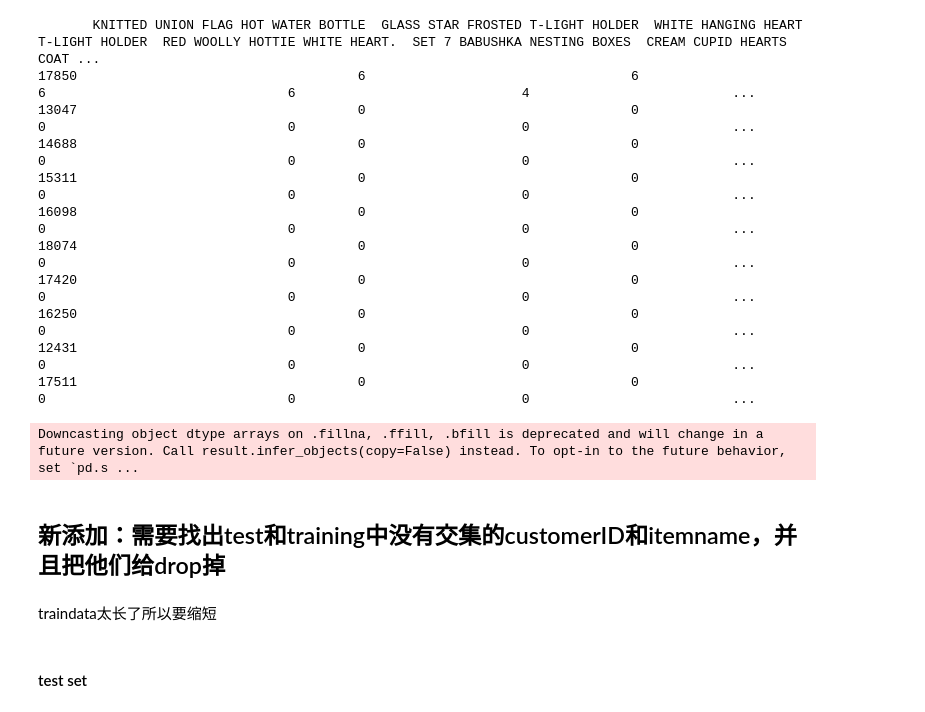
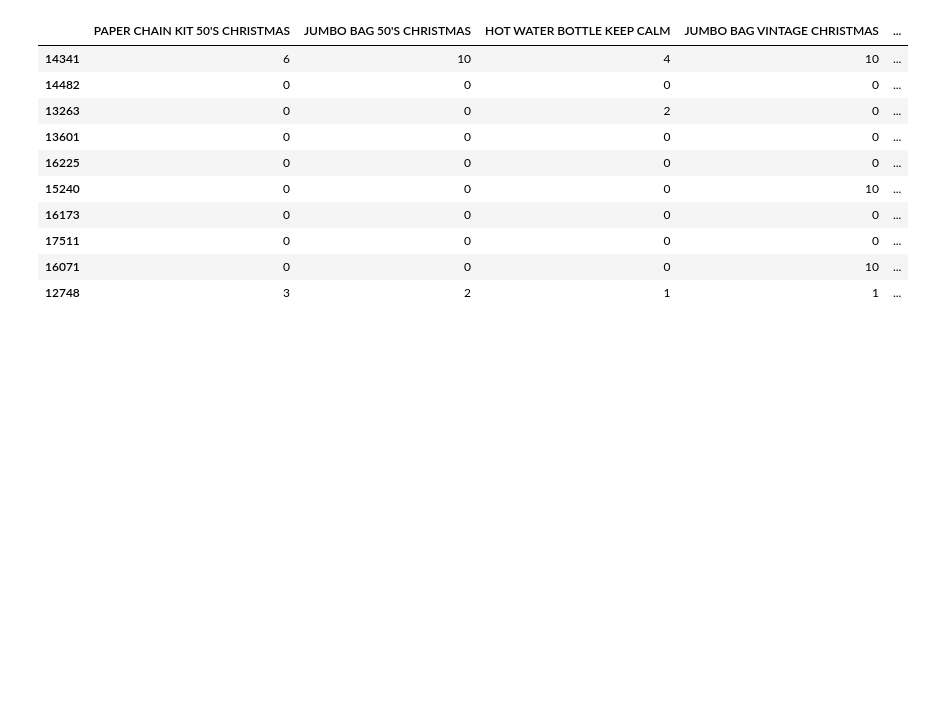
Before and after one commit to yuqingc31/MiningBigData, a Jupyter notebook: assignment3/a1841612_assign2.ipynb, the cells around one changed output. Cells and saved outputs as stored; diff of their text form; code cells hidden in the pictures; blank space fills up the shorter version.

Commit message:
final version

```diff
--- a/assignment3/a1841612_assign2.ipynb
+++ b/assignment3/a1841612_assign2.ipynb
@@ -212,0 +3,8 @@ memory usage: 937.6+ KB
+# %%
+import pandas as pd
+import numpy as np
+import seaborn as sns
+import matplotlib.pyplot as plt
+
+train_data_original = pd.read_csv("basket_data_by_date_train_big.csv")
+test_data_original = pd.read_csv("basket_data_by_date_test_big.csv")
@@ -212,0 +144,7 @@ memory usage: 937.6+ KB
+# %%
+# calculate the total purchase quantity for each item
+item_total_purchase = train_data.groupby('Itemname')['Quantity'].sum()
+
+popular_items = item_total_purchase[item_total_purchase > 700]
+
+train_data = train_data[train_data['Itemname'].isin(popular_items.index)]
@@ -213,3 +280,9 @@ memory usage: 937.6+ KB
+# %%
+item_total_purchase = test_data.groupby('Itemname')['Quantity'].sum()
+
+popular_items = item_total_purchase[item_total_purchase > 700]
+
+test_data = test_data[test_data['Itemname'].isin(popular_items.index)]
 # %%
 test_data.info()
 # %% [output]
@@ -260,34 +299,31 @@ plt.show()
 # %%
+# identify the users unique to the test set
+unique_users = test_data['CustomerID'].unique()
+unique_items = test_data['Itemname'].unique()
 
-unique_subset_users = train_data['CustomerID'].unique()
-unique_subset_items = train_data['Itemname'].unique()
+user_item_matrix = pd.DataFrame(index=unique_users, columns=unique_items)
 
-subset_user_item_matrix = pd.DataFrame(index=unique_subset_users, columns=unique_subset_items)
-
-for index, row in train_data.iterrows():
+# iterate over the rows in the train set and fill in the user-item matrix
+for index, row in test_data.iterrows():
     user_id = row['CustomerID']
     item_id = row['Itemname']
     rating = row['Quantity']
-    subset_user_item_matrix.loc[user_id, item_id] = rating
+    user_item_matrix.loc[user_id, item_id] = rating
 
 # fill in the missing values with 0
-subset_user_item_matrix.fillna(0, inplace=True)
+user_item_matrix.fillna(0, inplace=True)
 
-print(subset_user_item_matrix.iloc[:10, :20].to_string())
+# check the user-item matrix
+user_item_matrix.iloc[:10, :20]
 # %% [output]
-       KNITTED UNION FLAG HOT WATER BOTTLE  GLASS STAR FROSTED T-LIGHT HOLDER  WHITE HANGING HEART T-LIGHT HOLDER  RED WOOLLY HOTTIE WHITE HEART.  SET 7 BABUSHKA NESTING BOXES  CREAM CUPID HEARTS COAT ...
-17850                                    6                                  6                                   6                               6                             4                          ...
-13047                                    0                                  0                                   0                               0                             0                          ...
-14688                                    0                                  0                                   0                               0                             0                          ...
-15311                                    0                                  0                                   0                               0                             0                          ...
-16098                                    0                                  0                                   0                               0                             0                          ...
-18074                                    0                                  0                                   0                               0                             0                          ...
-17420                                    0                                  0                                   0                               0                             0                          ...
-16250                                    0                                  0                                   0                               0                             0                          ...
-12431                                    0                                  0                                   0                               0                             0                          ...
-17511                                    0                                  0                                   0                               0                             0                          ...
-Downcasting object dtype arrays on .fillna, .ffill, .bfill is deprecated and will change in a future version. Call result.infer_objects(copy=False) instead. To opt-in to the future behavior, set `pd.s ...
+|  | PAPER CHAIN KIT 50'S CHRISTMAS | JUMBO BAG 50'S CHRISTMAS | HOT WATER BOTTLE KEEP CALM | JUMBO BAG VINTAGE CHRISTMAS | ... |
+| 14341 | 6 | 10 | 4 | 10 | ... |
+| 14482 | 0 | 0 | 0 | 0 | ... |
+| 13263 | 0 | 0 | 2 | 0 | ... |
+| 13601 | 0 | 0 | 0 | 0 | ... |
+| 16225 | 0 | 0 | 0 | 0 | ... |
+| 15240 | 0 | 0 | 0 | 10 | ... |
+| 16173 | 0 | 0 | 0 | 0 | ... |
+| 17511 | 0 | 0 | 0 | 0 | ... |
+| 16071 | 0 | 0 | 0 | 10 | ... |
+| 12748 | 3 | 2 | 1 | 1 | ... |
-# %% [markdown]
-## 新添加：需要找出test和training中没有交集的customerID和itemname，并且把他们给drop掉
-# %% [markdown]
-traindata太长了所以要缩短
@@ -298,2 +329,0 @@ train_data = train_data_drop
-# %% [markdown]
-#### test set
```
Also changed, not shown: parts of 97 cells of this notebook, 3 other files.
